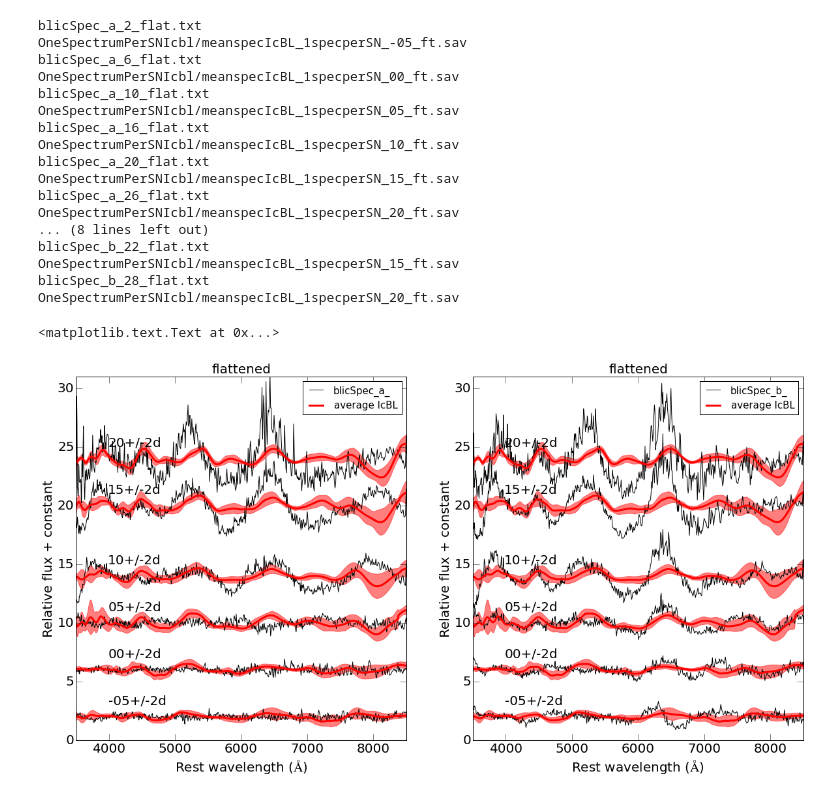
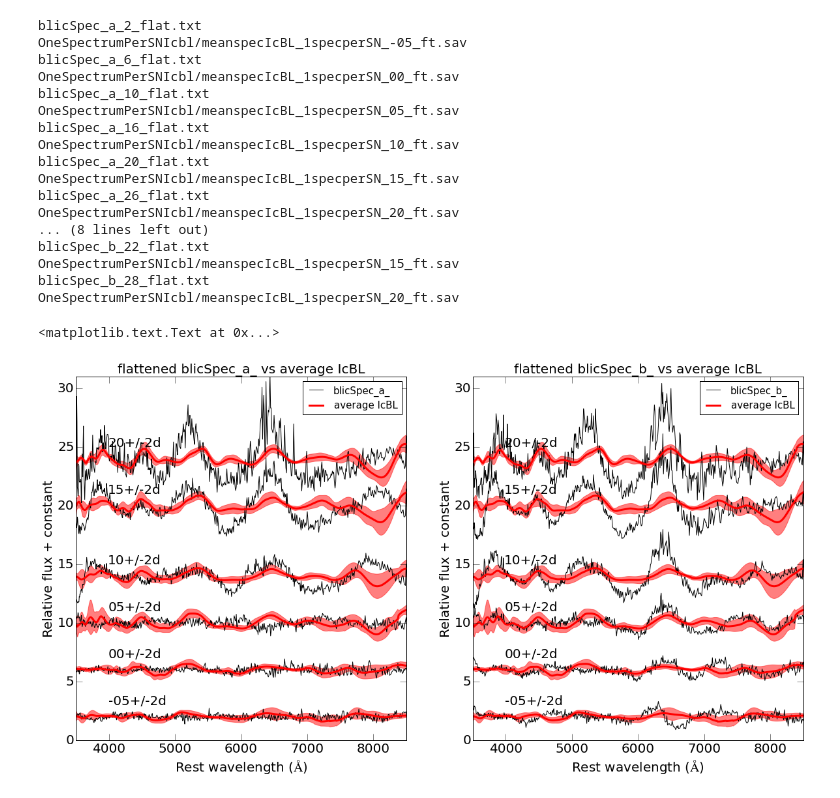
Before and after one commit to yoyo1989/ModelIcbl-Paul-Jenni, a Jupyter notebook: blicSpec_ab_vs_IcBLmean.ipynb, the cells around one changed output. Cells and saved outputs as stored; diff of their text form; code cells hidden in the pictures.

```diff
--- a/blicSpec_ab_vs_IcBLmean.ipynb
+++ b/blicSpec_ab_vs_IcBLmean.ipynb
@@ -36,39 +36,39 @@ pl.xlim(3500, 8500)
 pl.ylim(0, 31)
 pl.legend(fontsize=15)
 plt.tick_params(labelsize=20)
-pl.title('flattened',fontsize=20)
+pl.title('flattened blicSpec_a_ vs average IcBL',fontsize=20)
 
 plt.subplot(122)
 plotmont1('blicSpec_b_',
          ['2', '8', '12', '18', '22', '28'],
          'OneSpectrumPerSNIcbl/meanspecIcBL_1specperSN_',
          ['-05', '00', '05', '10', '15', '20'],
          [2, 6, 10, 14, 20, 24, 30])
 pl.xlabel("Rest wavelength ($\AA$)",fontsize=20)
 pl.ylabel("Relative flux + constant",fontsize=20)
 pl.xlim(3500, 8500)
 pl.ylim(0, 31)
 pl.legend(fontsize=15)
 plt.tick_params(labelsize=20)
-pl.title('flattened',fontsize=20)
+pl.title('flattened blicSpec_b_ vs average IcBL',fontsize=20)
 #pl.savefig(plotname)
 # %% [output]
 blicSpec_a_2_flat.txt
 OneSpectrumPerSNIcbl/meanspecIcBL_1specperSN_-05_ft.sav
 blicSpec_a_6_flat.txt
 OneSpectrumPerSNIcbl/meanspecIcBL_1specperSN_00_ft.sav
 blicSpec_a_10_flat.txt
 OneSpectrumPerSNIcbl/meanspecIcBL_1specperSN_05_ft.sav
 blicSpec_a_16_flat.txt
 OneSpectrumPerSNIcbl/meanspecIcBL_1specperSN_10_ft.sav
 blicSpec_a_20_flat.txt
 OneSpectrumPerSNIcbl/meanspecIcBL_1specperSN_15_ft.sav
 blicSpec_a_26_flat.txt
 OneSpectrumPerSNIcbl/meanspecIcBL_1specperSN_20_ft.sav
 ... (8 lines left out)
 blicSpec_b_22_flat.txt
 OneSpectrumPerSNIcbl/meanspecIcBL_1specperSN_15_ft.sav
 blicSpec_b_28_flat.txt
 OneSpectrumPerSNIcbl/meanspecIcBL_1specperSN_20_ft.sav
 <matplotlib.text.Text at 0x...>
-[figure, old version]
+[figure, new version]
```
Also changed, not shown: parts of 6 cells of this notebook.
